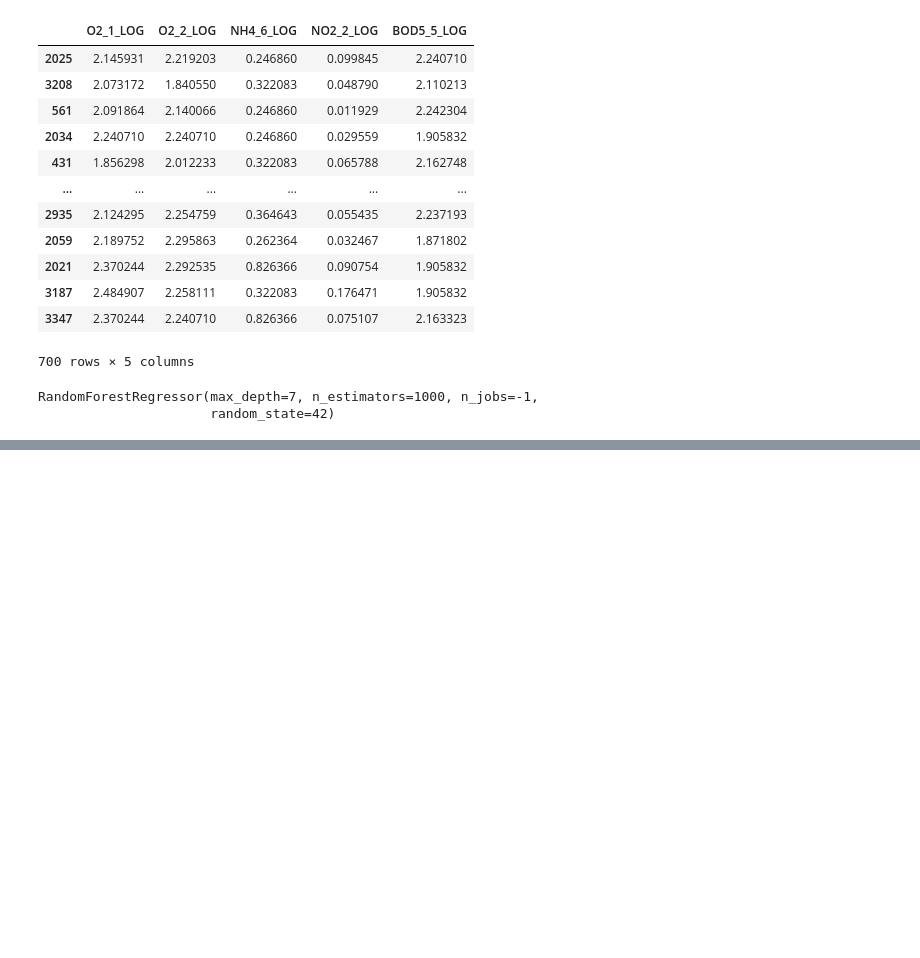
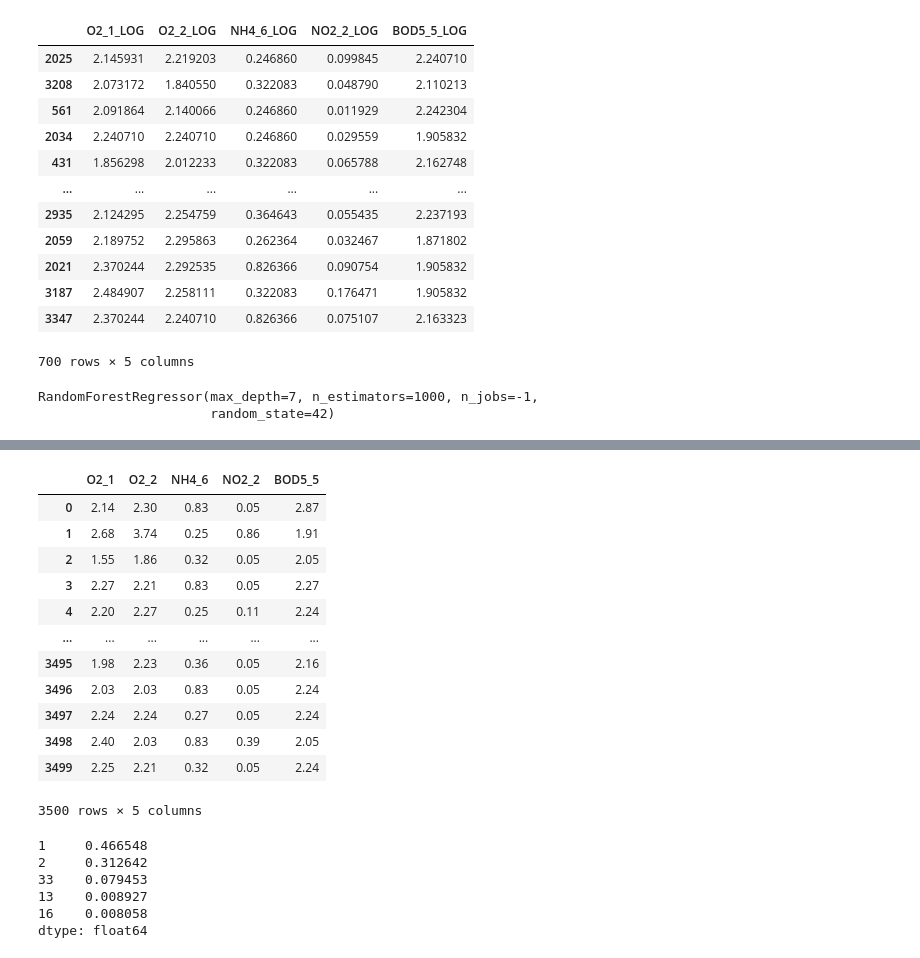
Before and after one commit to ameram/dissolved_o2_augmentation, a Jupyter notebook: playground_3-21.ipynb, the cells around one changed output, grey strips where cells are left out. Drawn from its saved outputs; the diff is of its cells as text; code cells hidden in the pictures; blank space fills up the shorter version.

```diff
--- a/playground_3-21.ipynb
+++ b/playground_3-21.ipynb
@@ -550,0 +604,16 @@ nrf_r
+# %%
+return_five.round(2)
+# %% [output]
+|  | O2_1 | O2_2 | NH4_6 | NO2_2 | BOD5_5 |
+| 0 | 2.14 | 2.30 | 0.83 | 0.05 | 2.87 |
+| 1 | 2.68 | 3.74 | 0.25 | 0.86 | 1.91 |
+| 2 | 1.55 | 1.86 | 0.32 | 0.05 | 2.05 |
+| 3 | 2.27 | 2.21 | 0.83 | 0.05 | 2.27 |
+| 4 | 2.20 | 2.27 | 0.25 | 0.11 | 2.24 |
+| ... | ... | ... | ... | ... | ... |
+| 3495 | 1.98 | 2.23 | 0.36 | 0.05 | 2.16 |
+| 3496 | 2.03 | 2.03 | 0.83 | 0.05 | 2.24 |
+| 3497 | 2.24 | 2.24 | 0.27 | 0.05 | 2.24 |
+| 3498 | 2.40 | 2.03 | 0.83 | 0.39 | 2.05 |
+| 3499 | 2.25 | 2.21 | 0.32 | 0.05 | 2.24 |
+3500 rows × 5 columns
@@ -550,0 +622,9 @@ nrf_r
+# %%
+imporatnces[:5]
+# %% [output]
+1     0.466548
+2     0.312642
+33    0.079453
+13    0.008927
+16    0.008058
+dtype: float64
```
Also changed, not shown: parts of 21 cells of this notebook.
